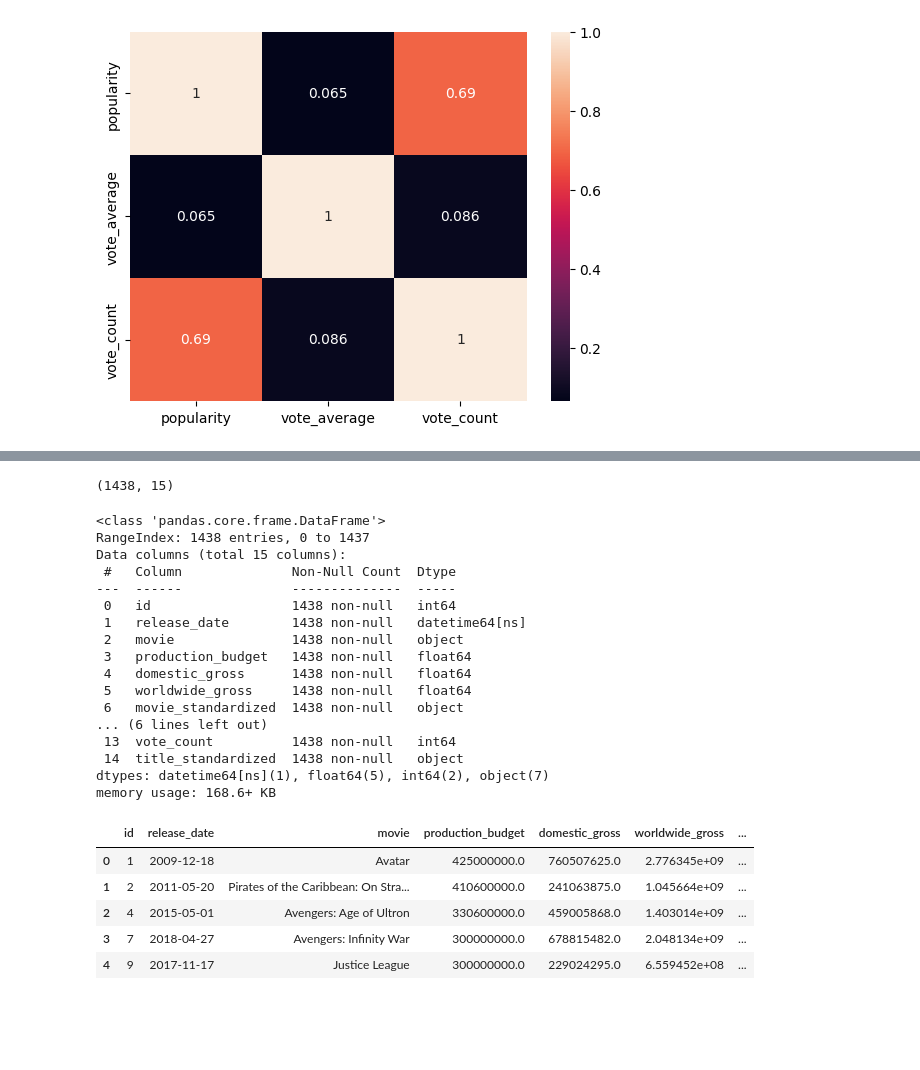
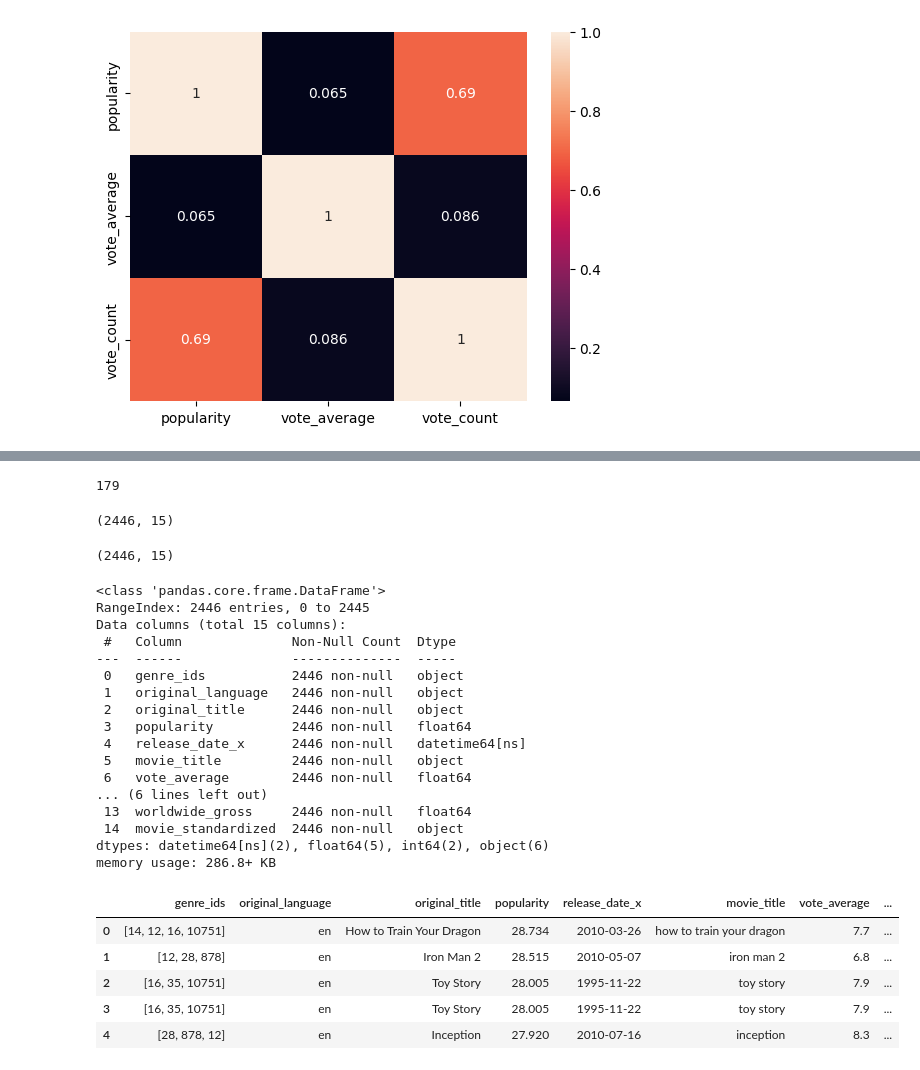
Before and after one commit to Otim135/group3-phase2-project, a Jupyter notebook: ipynbs/Charles.ipynb, the cells around one changed output, grey strips where cells are left out. Saved outputs shown, nothing was run; the diff lists cells and outputs as text; code cells hidden in the pictures; blank space fills up the shorter version.

```diff
--- a/ipynbs/Charles.ipynb
+++ b/ipynbs/Charles.ipynb
@@ -253,4 +300,10 @@ sns.heatmap(correlation_matrix, annot = True);
+# %%
+#standardize column names for merging
+tmdb_movies =tmdb_movies.rename(columns={'title':'movie_title'})
+movie_Budgets  = movie_Budgets.rename(columns={'movie':'movie_title'})
+bom_movie_gross = movie_Budgets.rename(columns={'title':'movie_title'})
 # %%
 # Standardize movie titles for matching
-movie_Budgets['movie_standardized'] = movie_Budgets['movie'].str.lower().str.strip()
-tmdb_movies['title_standardized'] = tmdb_movies['title'].str.lower().str.strip()
+movie_Budgets['movie_title'] = movie_Budgets['movie_title'].str.lower().str.strip()
+tmdb_movies['movie_title'] = tmdb_movies['movie_title'].str.lower().str.strip()
+#bom_movie_gross['movie_title'] = bom_movie_gross['movie_title'].str.lower().str.strip()
@@ -274,0 +310,5 @@ merged_data.head()
+# %%
+# Merge the datasets on movie title
+merged_df = tmdb_movies.merge(movie_Budgets, on='movie_title', how='inner')
+
+#merged_df = merged_df.merge(movie_Budgets, on='movie_title', how='outer')
@@ -274,0 +324,8 @@ merged_data.head()
+# %%
+merged_df.duplicated().sum()
+# %% [output]
+179
+# %%
+merged_df.shape
+# %% [output]
+(2446, 15)
@@ -275,24 +334,27 @@ merged_data.head()
+# %%
+merged_df.isnull().sum()
+cleaned_df= merged_df.dropna().copy()
 # %%
-merged_data.shape
+cleaned_df.shape
 # %% [output]
-(1438, 15)
+(2446, 15)
 # %%
-merged_data.info()
+cleaned_df.info()
 # %% [output]
 <class 'pandas.core.frame.DataFrame'>
-RangeIndex: 1438 entries, 0 to 1437
+RangeIndex: 2446 entries, 0 to 2445
 Data columns (total 15 columns):
  #   Column              Non-Null Count  Dtype
 ---  ------              --------------  -----
- 0   id                  1438 non-null   int64
- 1   release_date        1438 non-null   datetime64[ns]
- 2   movie               1438 non-null   object
- 3   production_budget   1438 non-null   float64
- 4   domestic_gross      1438 non-null   float64
- 5   worldwide_gross     1438 non-null   float64
- 6   movie_standardized  1438 non-null   object
+ 0   genre_ids           2446 non-null   object
+ 1   original_language   2446 non-null   object
+ 2   original_title      2446 non-null   object
+ 3   popularity          2446 non-null   float64
+ 4   release_date_x      2446 non-null   datetime64[ns]
+ 5   movie_title         2446 non-null   object
+ 6   vote_average        2446 non-null   float64
 ... (6 lines left out)
- 13  vote_count          1438 non-null   int64
- 14  title_standardized  1438 non-null   object
-dtypes: datetime64[ns](1), float64(5), int64(2), object(7)
-memory usage: 168.6+ KB
+ 13  worldwide_gross     2446 non-null   float64
+ 14  movie_standardized  2446 non-null   object
+dtypes: datetime64[ns](2), float64(5), int64(2), object(6)
+memory usage: 286.8+ KB
@@ -299,11 +364,11 @@ memory usage: 168.6+ KB
 # %%
 # calculate profit
-merged_data['profit'] = merged_data['worldwide_gross'] - merged_data['production_budget']
-merged_data.head()
+cleaned_df['profit'] = cleaned_df['worldwide_gross'] - cleaned_df['production_budget']
+cleaned_df.head()
 # %% [output]
-|  | id | release_date | movie | production_budget | domestic_gross | worldwide_gross | ... |
-| 0 | 1 | 2009-12-18 | Avatar | 425000000.0 | 760507625.0 | 2.776345e+09 | ... |
-| 1 | 2 | 2011-05-20 | Pirates of the Caribbean: On Stra... | 410600000.0 | 241063875.0 | 1.045664e+09 | ... |
-| 2 | 4 | 2015-05-01 | Avengers: Age of Ultron | 330600000.0 | 459005868.0 | 1.403014e+09 | ... |
-| 3 | 7 | 2018-04-27 | Avengers: Infinity War | 300000000.0 | 678815482.0 | 2.048134e+09 | ... |
-| 4 | 9 | 2017-11-17 | Justice League | 300000000.0 | 229024295.0 | 6.559452e+08 | ... |
+|  | genre_ids | original_language | original_title | popularity | release_date_x | movie_title | vote_average | ... |
+| 0 | [14, 12, 16, 10751] | en | How to Train Your Dragon | 28.734 | 2010-03-26 | how to train your dragon | 7.7 | ... |
+| 1 | [12, 28, 878] | en | Iron Man 2 | 28.515 | 2010-05-07 | iron man 2 | 6.8 | ... |
+| 2 | [16, 35, 10751] | en | Toy Story | 28.005 | 1995-11-22 | toy story | 7.9 | ... |
+| 3 | [16, 35, 10751] | en | Toy Story | 28.005 | 1995-11-22 | toy story | 7.9 | ... |
+| 4 | [28, 878, 12] | en | Inception | 27.920 | 2010-07-16 | inception | 8.3 | ... |
```
Also changed, not shown: parts of 18 cells of this notebook.
